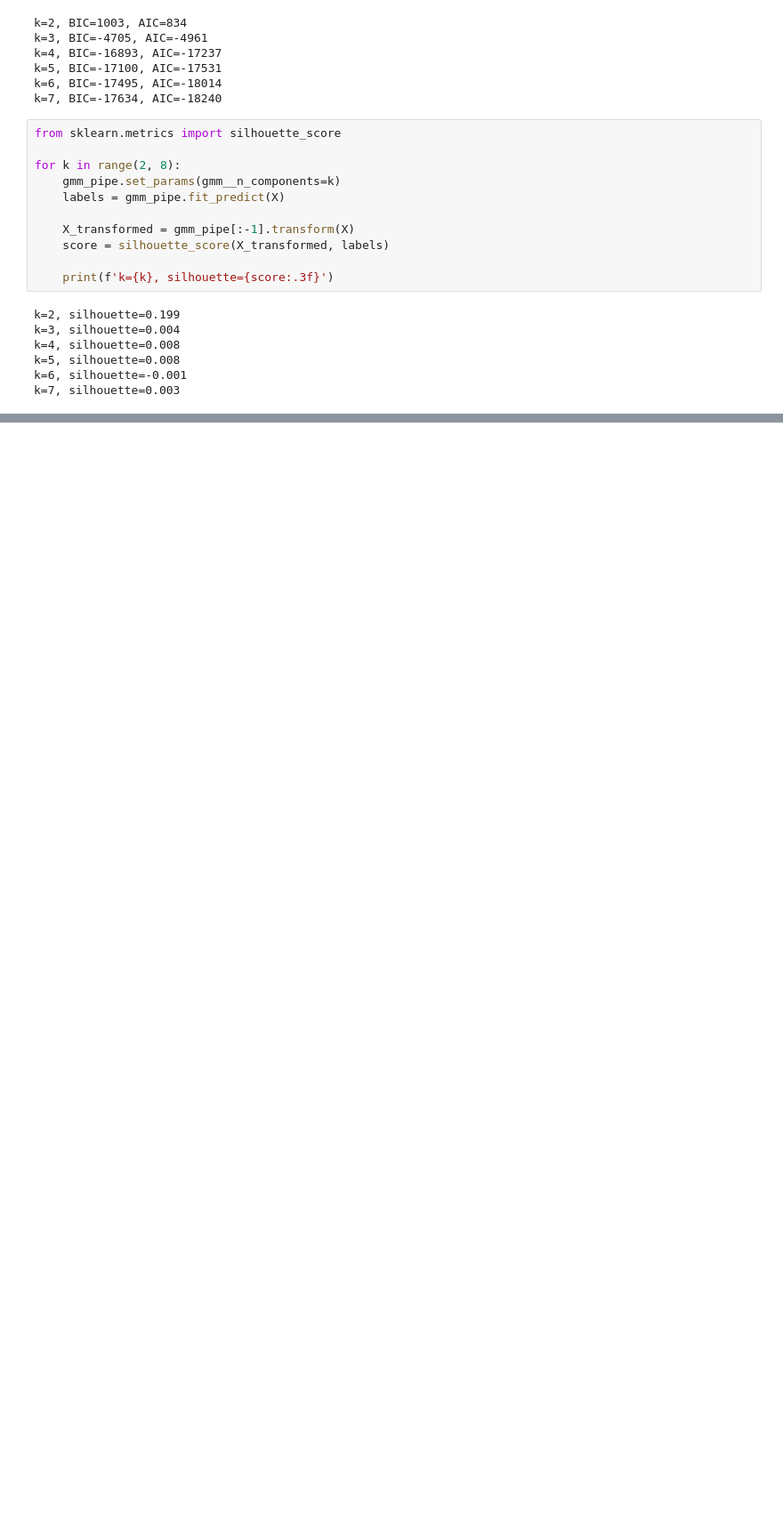
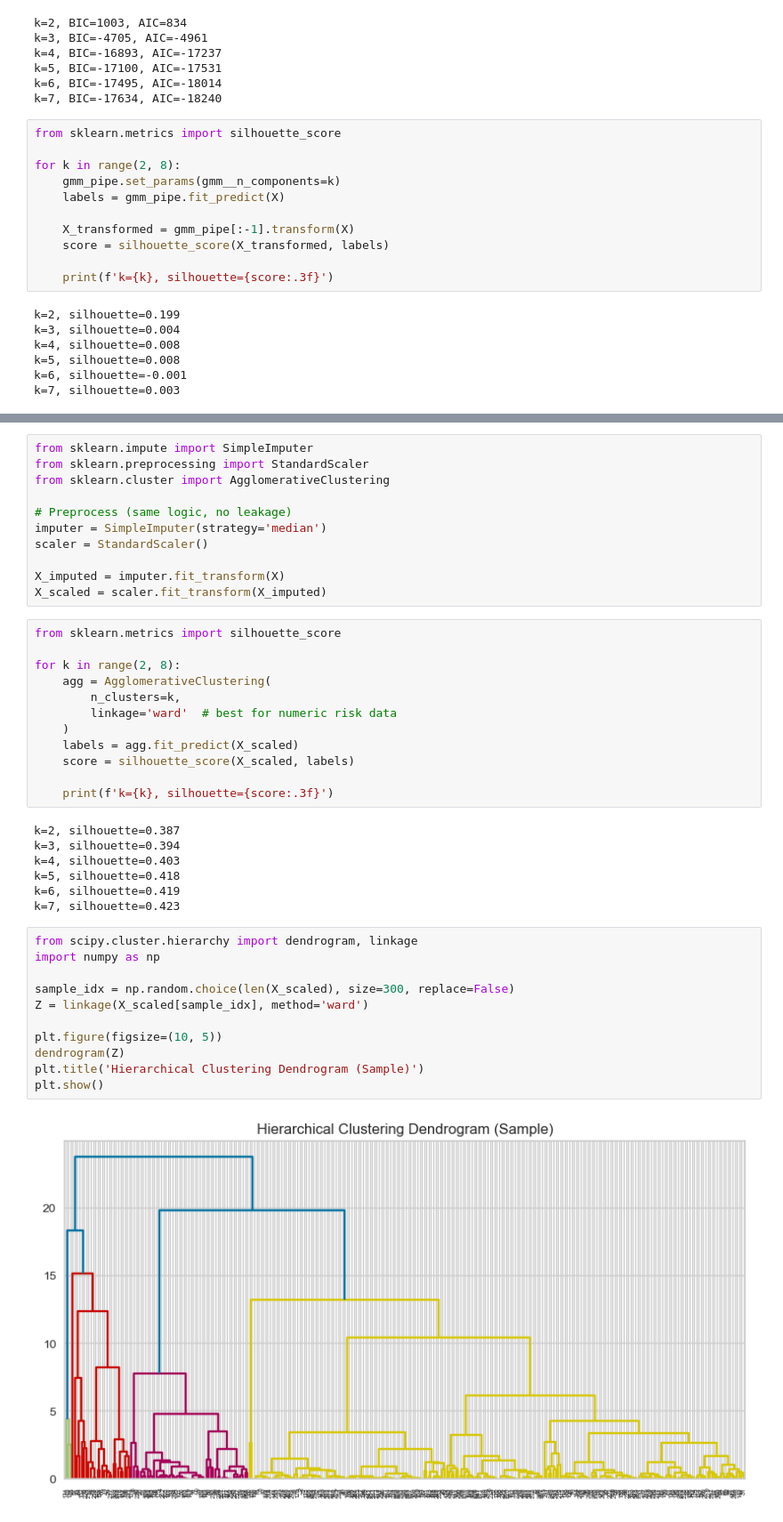
Before and after one commit to Kavindya-1/FYP, a Jupyter notebook: Initial notebook.ipynb, the cells around one changed output, grey strips where cells are left out. Shown at 89% size. Saved outputs shown, nothing was run; the diff lists cells and outputs as text; blank space fills up the shorter version.

Commit message:
defining hierarchical clustering and plotting

```diff
--- a/Initial notebook.ipynb
+++ b/Initial notebook.ipynb
@@ -682,0 +685,43 @@ k=7, silhouette=0.003
+# %%
+from sklearn.impute import SimpleImputer
+from sklearn.preprocessing import StandardScaler
+from sklearn.cluster import AgglomerativeClustering
+
+# Preprocess (same logic, no leakage)
+imputer = SimpleImputer(strategy='median')
+scaler = StandardScaler()
+
+X_imputed = imputer.fit_transform(X)
+X_scaled = scaler.fit_transform(X_imputed)
+# %%
+from sklearn.metrics import silhouette_score
+
+for k in range(2, 8):
+    agg = AgglomerativeClustering(
+        n_clusters=k,
+        linkage='ward'  # best for numeric risk data
+    )
+    labels = agg.fit_predict(X_scaled)
+    score = silhouette_score(X_scaled, labels)
+
+    print(f'k={k}, silhouette={score:.3f}')
+# %% [output]
+k=2, silhouette=0.387
+k=3, silhouette=0.394
+k=4, silhouette=0.403
+k=5, silhouette=0.418
+k=6, silhouette=0.419
+k=7, silhouette=0.423
+# %%
+from scipy.cluster.hierarchy import dendrogram, linkage
+import numpy as np
+
+sample_idx = np.random.choice(len(X_scaled), size=300, replace=False)
+Z = linkage(X_scaled[sample_idx], method='ward')
+
+plt.figure(figsize=(10, 5))
+dendrogram(Z)
+plt.title('Hierarchical Clustering Dendrogram (Sample)')
+plt.show()
+# %% [output]
+[figure, added]
```
Also changed, not shown: parts of 1 cell of this notebook.
